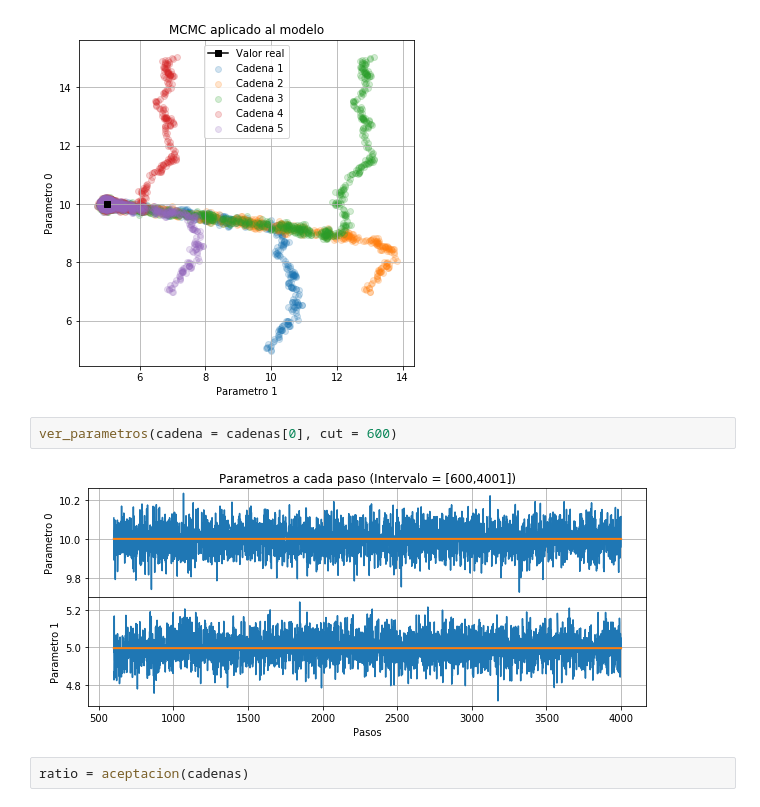
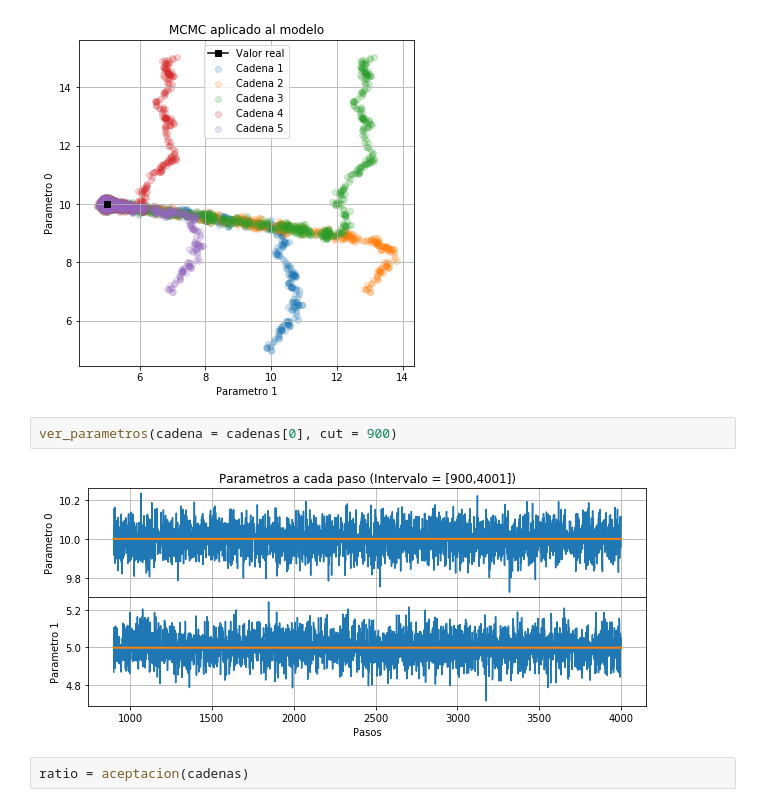
Before and after one commit to DCIDA2019/da2020-GabrielMissael, a Jupyter notebook: Semana10_casa/Actividad_semana10.ipynb, the cells around one changed output. Drawn from its saved outputs; the diff is of its cells as text.

```diff
--- a/Semana10_casa/Actividad_semana10.ipynb
+++ b/Semana10_casa/Actividad_semana10.ipynb
@@ -411,9 +411,9 @@ ver_cadenas(cadenas = cadenas[0:5], i_parametro = [1,0], p_reales = p_reales)
 # %% [output]
 [figure]
 # %%
-ver_parametros(cadena = cadenas[0], cut = 600)
+ver_parametros(cadena = cadenas[0], cut = 900)
 # %% [output]
-[figure, old version]
+[figure, new version]
 # %%
 ratio = aceptacion(cadenas)
 # %% [output]
```
Also changed, not shown: parts of 21 cells of this notebook.
